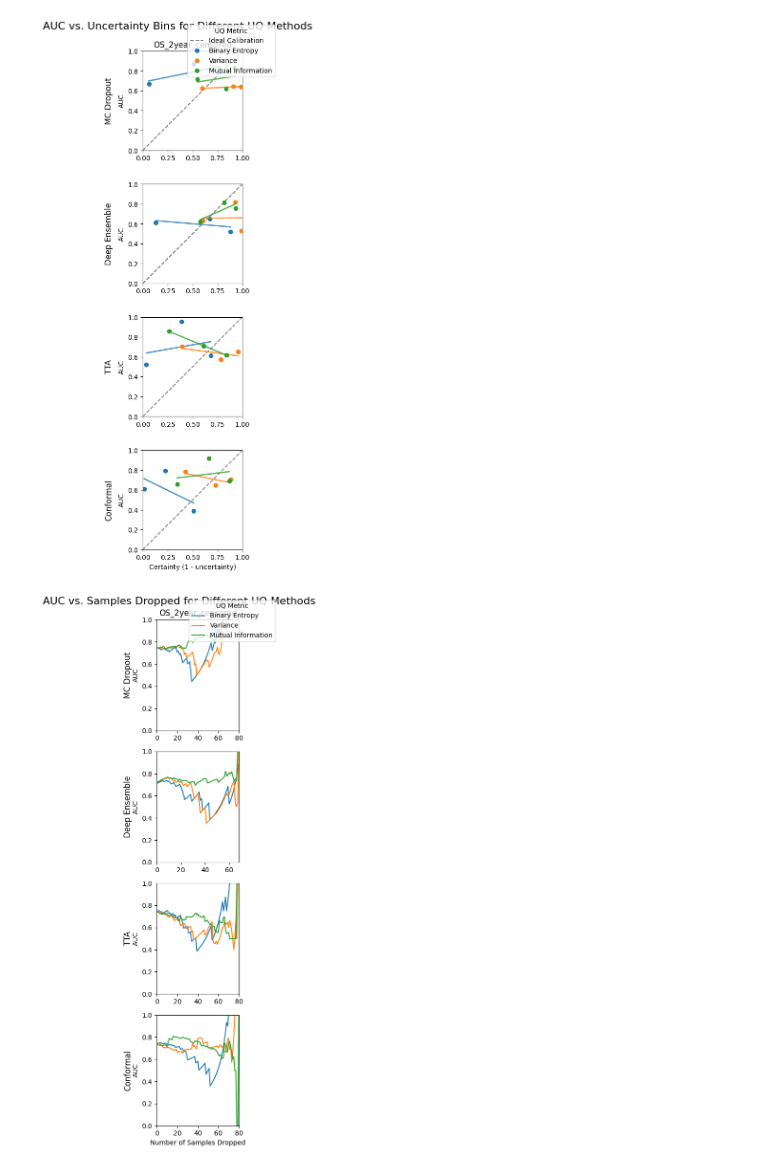
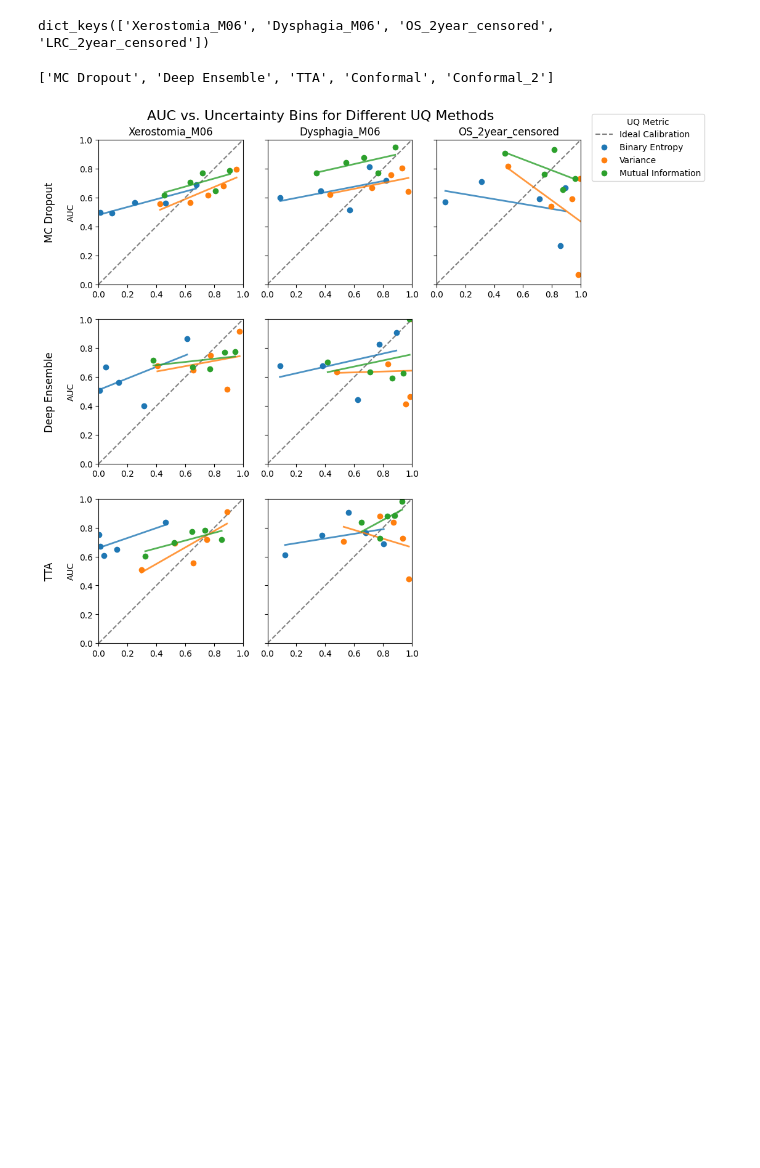
Before and after one commit to DLinRadiotherapyUMCG/PR3DICTR, a Jupyter notebook: metrics_testing.ipynb, the cells around one changed output. Saved outputs shown, nothing was run; the diff lists cells and outputs as text; code cells hidden in the pictures; blank space fills up the shorter version.

```diff
--- a/metrics_testing.ipynb
+++ b/metrics_testing.ipynb
@@ -122,10 +187,10 @@ from src.uncertainty.metrics.variance import variance
 # pred_columns_dict = {endpoint: [col for col in df_MC_Xerostomia.columns if endpoint+"_pred" in col] for endpoint in endpoint_list}
 
 UQ_RESULTS_DICT = {
-   # "Xerostomia_M06" : {},
-   # "Dysphagia_M06": {},
+    "Dysphagia_M06": {},
+    "Xerostomia_M06" : {},
     "OS_2year_censored": {},
-    #"LRC_2year_censored": {}
+    "LRC_2year_censored": {}
                    }
 
 ENDPOINT_TYPES = {
@@ -167,6 +232,16 @@ def compute_uncertainty_metrics_for_endpoint(df, endpoint):
     return df_UQ_results
 
 
+def compute_AUC_per_endpoint(df, endpoint):
+    from sklearn.metrics import roc_auc_score
+
+    if ENDPOINT_TYPES[endpoint] == "Binary":
+        auc = roc_auc_score(df['True Labels'], df['Mean Prediction'])
+    else:
+        auc = roc_auc_score(df['True Label Event'], df['Mean Prediction'])
+
+    return auc
+
 for endpoint, dfs in ALL_DFS_DICT.items():
 
     for method, df_all_preds in dfs.items():
@@ -176,10 +251,15 @@ for endpoint, dfs in ALL_DFS_DICT.items():
         df_UQ_results = compute_uncertainty_metrics_for_endpoint(df_all_preds, endpoint)
         UQ_RESULTS_DICT[endpoint][method] = df_UQ_results
 
+        auc = compute_AUC_per_endpoint(df_UQ_results, endpoint)
+        print(f"Endpoint: {endpoint}, Method: {method}, AUC: {auc:.2f}")
+
+
+
 
 #UQ_methods_list = list(ALL_DFS_DICT["Dysphagia_M06"].keys())
 UQ_metrics_list = ["Binary Entropy", "Variance", "Mutual Information"]
-UQ_methods_list = ['MC Dropout', 'Deep Ensemble', 'TTA', "Conformal"]
+UQ_methods_list = ['MC Dropout', 'Deep Ensemble', 'TTA'] # , "Conformal", "Conformal_2"]
 # %% [output]
 The autoreload extension is already loaded. To reload it, use:
   %reload_ext autoreload
@@ -186,14 +292,23 @@ The autoreload extension is already loaded. To reload it, use:
+# %%
+UQ_RESULTS_DICT.keys()
+# %% [output]
+dict_keys(['Xerostomia_M06', 'Dysphagia_M06', 'OS_2year_censored', 'LRC_2year_censored'])
+# %%
+UQ_methods_list
+# %% [output]
+['MC Dropout', 'Deep Ensemble', 'TTA', 'Conformal', 'Conformal_2']
 # %%
 from src.uncertainty.visualisation.plotting_UQ import plot_nested_UQ
 
-fig = plot_nested_UQ(UQ_RESULTS_DICT, ENDPOINT_TYPES, UQ_methods_list, UQ_metrics_list, plot_type="calibration", row_key="method", col_key="endpoint", N_bins=3)
+# fig = plot_nested_UQ(UQ_RESULTS_DICT, ENDPOINT_TYPES, UQ_methods_list, UQ_metrics_list, plot_type="error calibration", row_key="method", col_key="endpoint", N_bins=5)
+# plt.show()
 
+fig = plot_nested_UQ(UQ_RESULTS_DICT, ENDPOINT_TYPES, UQ_methods_list, UQ_metrics_list, plot_type="calibration", row_key="method", col_key="endpoint", N_bins=5)
 plt.show()
 
 
-fig = plot_nested_UQ(UQ_RESULTS_DICT, ENDPOINT_TYPES, UQ_methods_list, UQ_metrics_list, plot_type="sparsification", row_key="method", col_key="endpoint")
+# fig = plot_nested_UQ(UQ_RESULTS_DICT, ENDPOINT_TYPES, UQ_methods_list, UQ_metrics_list, plot_type="sparsification", row_key="method", col_key="endpoint")
 
-plt.show()
+# plt.show()
 # %% [output]
-[figure, old version]
+[figure, new version]
-[figure, removed]
```
Also changed, not shown: parts of 5 cells of this notebook, 16 other files.
